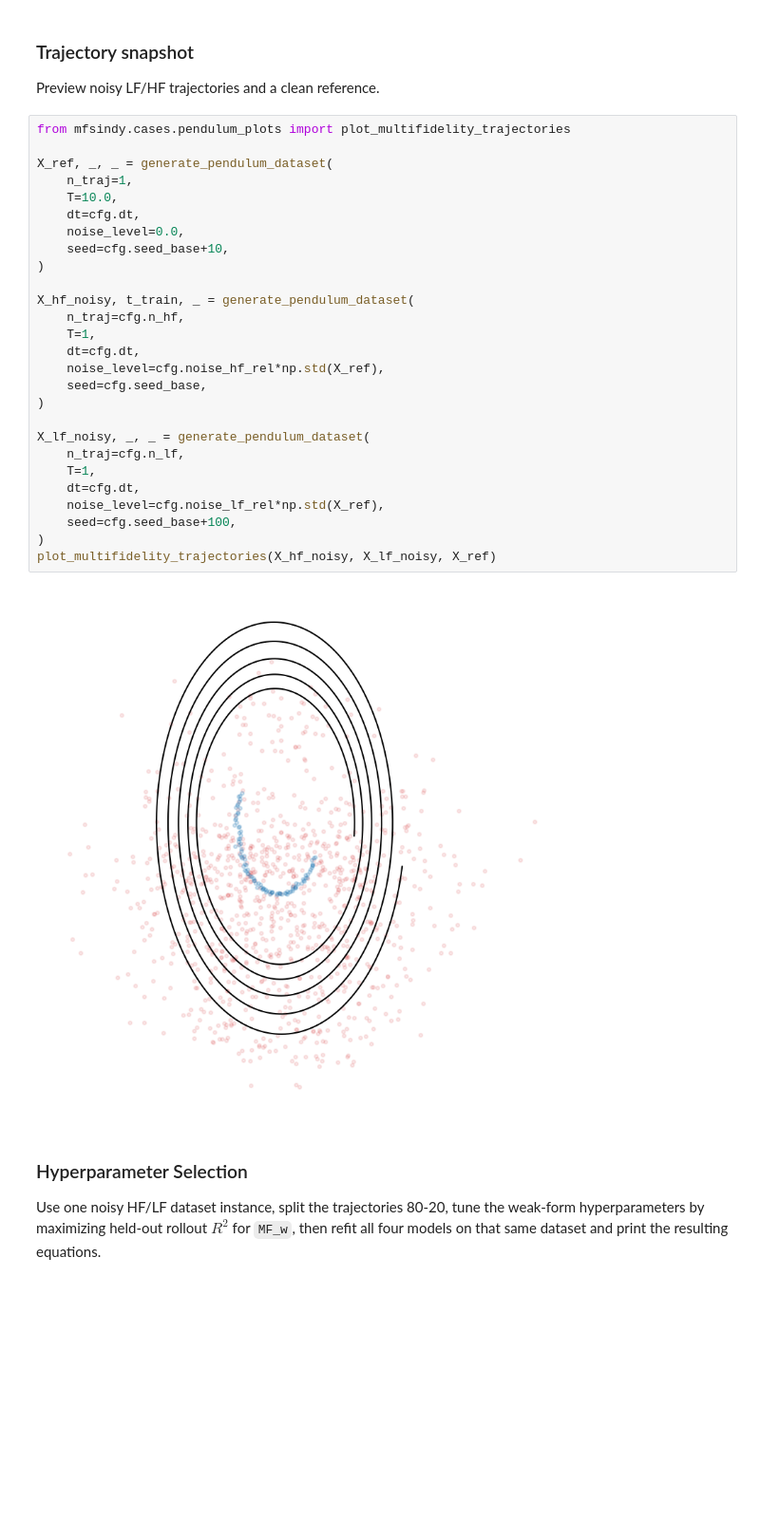
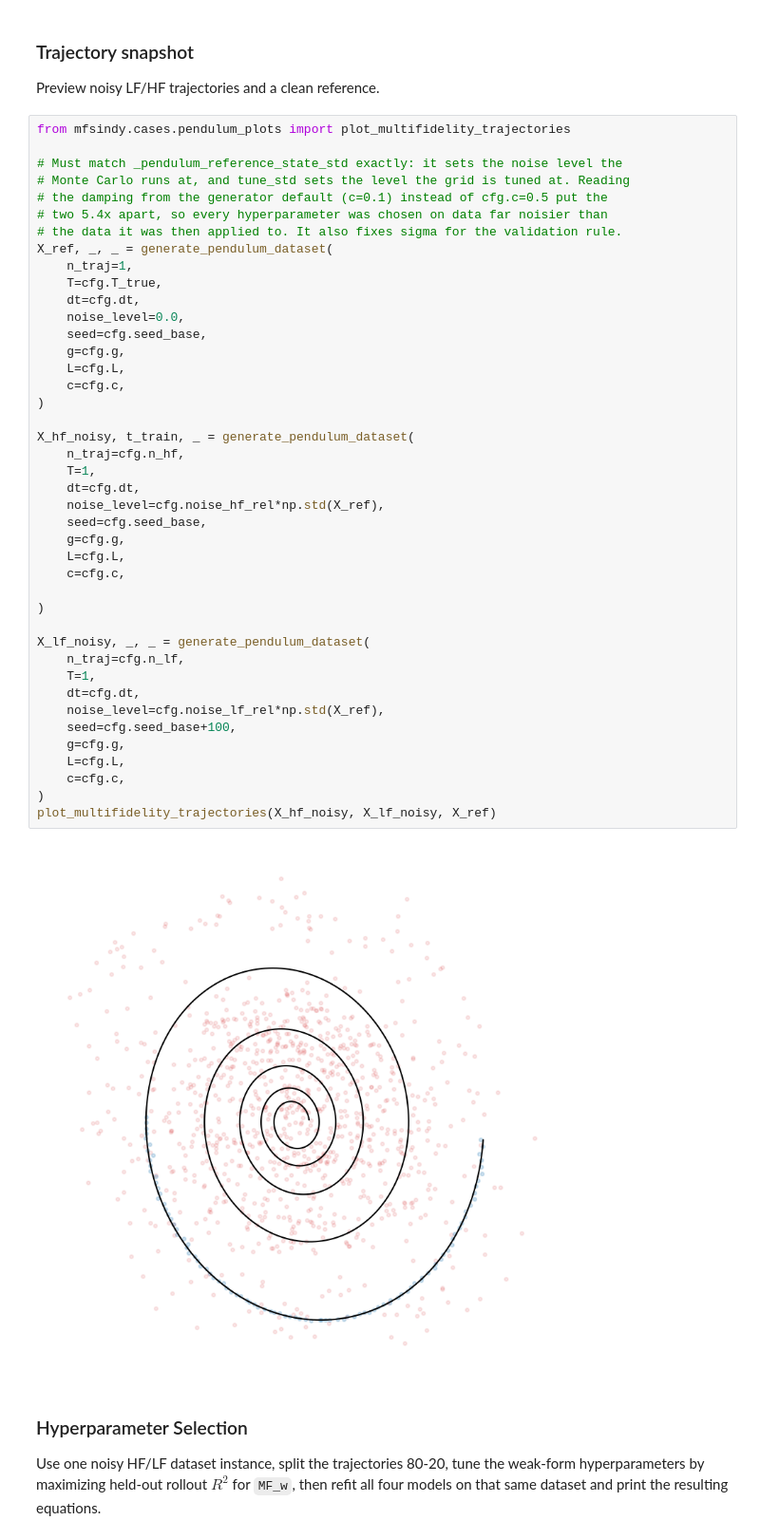
Before and after one commit to filippozacchei/MFSindy, a Jupyter notebook: examples/pendulum/part1.ipynb, the cells around one changed output. Shown at 95% size. Cells and saved outputs as stored; diff of their text form; blank space fills up the shorter version.

```diff
--- a/examples/pendulum/part1.ipynb
+++ b/examples/pendulum/part1.ipynb
@@ -71,32 +68,47 @@ Preview noisy LF/HF trajectories and a clean reference.
 # %%
 from mfsindy.cases.pendulum_plots import plot_multifidelity_trajectories
 
+# Must match _pendulum_reference_state_std exactly: it sets the noise level the
+# Monte Carlo runs at, and tune_std sets the level the grid is tuned at. Reading
+# the damping from the generator default (c=0.1) instead of cfg.c=0.5 put the
+# two 5.4x apart, so every hyperparameter was chosen on data far noisier than
+# the data it was then applied to. It also fixes sigma for the validation rule.
 X_ref, _, _ = generate_pendulum_dataset(
     n_traj=1,
-    T=10.0,
+    T=cfg.T_true,
     dt=cfg.dt,
     noise_level=0.0,
-    seed=cfg.seed_base+10,
+    seed=cfg.seed_base,
+    g=cfg.g,
+    L=cfg.L,
+    c=cfg.c,
 )
 
 X_hf_noisy, t_train, _ = generate_pendulum_dataset(
     n_traj=cfg.n_hf,
     T=1,
     dt=cfg.dt,
     noise_level=cfg.noise_hf_rel*np.std(X_ref),
     seed=cfg.seed_base,
+    g=cfg.g,
+    L=cfg.L,
+    c=cfg.c,
+
 )
 
 X_lf_noisy, _, _ = generate_pendulum_dataset(
     n_traj=cfg.n_lf,
     T=1,
     dt=cfg.dt,
     noise_level=cfg.noise_lf_rel*np.std(X_ref),
     seed=cfg.seed_base+100,
+    g=cfg.g,
+    L=cfg.L,
+    c=cfg.c,
 )
 plot_multifidelity_trajectories(X_hf_noisy, X_lf_noisy, X_ref)
 # %% [output]
-[figure, old version]
+[figure, new version]
 # %% [markdown]
 ### Hyperparameter Selection
 
```
Also changed, not shown: parts of 8 cells of this notebook, 23 other files.
